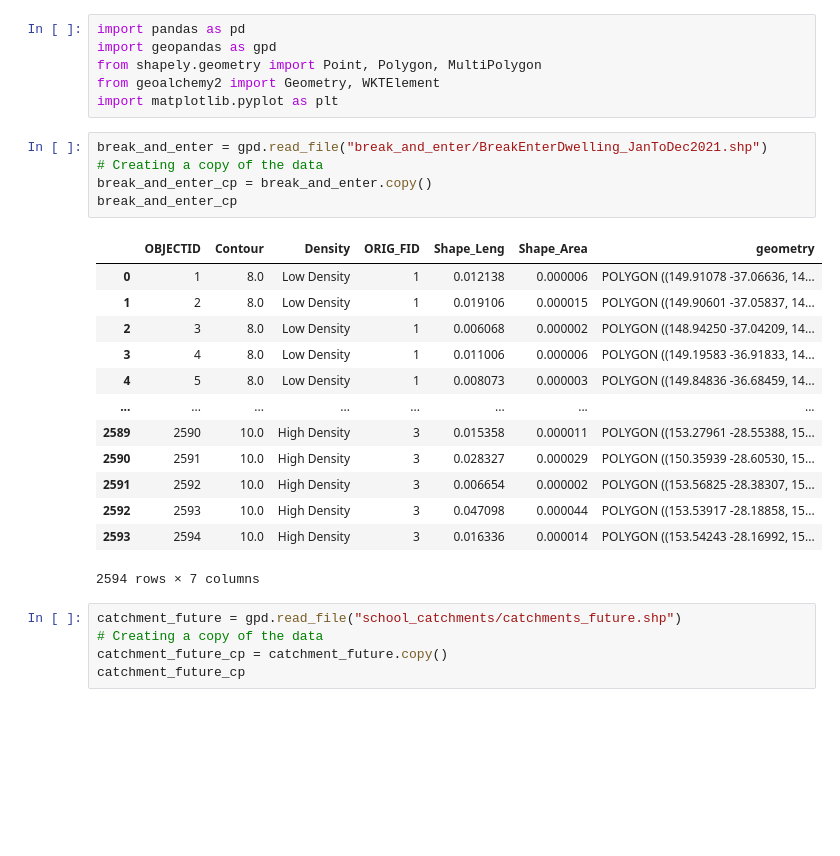
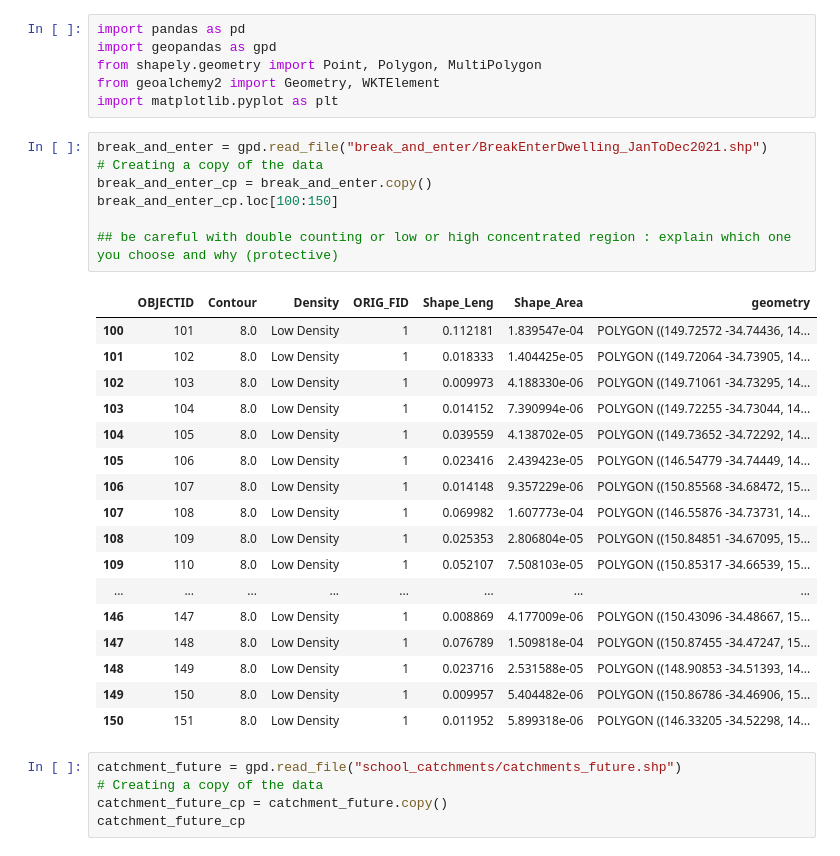
Before and after one commit to R-Tausif/Data2001, a Jupyter notebook: Project.ipynb, the cells around one changed output. Drawn from its saved outputs; the diff is of its cells as text; blank space fills up the shorter version.

```diff
--- a/Project.ipynb
+++ b/Project.ipynb
@@ -27,22 +27,28 @@ import matplotlib.pyplot as plt
 # %%
 break_and_enter = gpd.read_file("break_and_enter/BreakEnterDwelling_JanToDec2021.shp")
 # Creating a copy of the data
 break_and_enter_cp = break_and_enter.copy()
-break_and_enter_cp
+break_and_enter_cp.loc[100:150]
+
+## be careful with double counting or low or high concentrated region : explain which one you choose and why (protective)
 # %% [output]
 |  | OBJECTID | Contour | Density | ORIG_FID | Shape_Leng | Shape_Area | geometry |
-| 0 | 1 | 8.0 | Low Density | 1 | 0.012138 | 0.000006 | POLYGON ((149.91078 -37.06636, 14... |
-| 1 | 2 | 8.0 | Low Density | 1 | 0.019106 | 0.000015 | POLYGON ((149.90601 -37.05837, 14... |
-| 2 | 3 | 8.0 | Low Density | 1 | 0.006068 | 0.000002 | POLYGON ((148.94250 -37.04209, 14... |
-| 3 | 4 | 8.0 | Low Density | 1 | 0.011006 | 0.000006 | POLYGON ((149.19583 -36.91833, 14... |
-| 4 | 5 | 8.0 | Low Density | 1 | 0.008073 | 0.000003 | POLYGON ((149.84836 -36.68459, 14... |
+| 100 | 101 | 8.0 | Low Density | 1 | 0.112181 | 1.839547e-04 | POLYGON ((149.72572 -34.74436, 14... |
+| 101 | 102 | 8.0 | Low Density | 1 | 0.018333 | 1.404425e-05 | POLYGON ((149.72064 -34.73905, 14... |
+| 102 | 103 | 8.0 | Low Density | 1 | 0.009973 | 4.188330e-06 | POLYGON ((149.71061 -34.73295, 14... |
+| 103 | 104 | 8.0 | Low Density | 1 | 0.014152 | 7.390994e-06 | POLYGON ((149.72255 -34.73044, 14... |
+| 104 | 105 | 8.0 | Low Density | 1 | 0.039559 | 4.138702e-05 | POLYGON ((149.73652 -34.72292, 14... |
+| 105 | 106 | 8.0 | Low Density | 1 | 0.023416 | 2.439423e-05 | POLYGON ((146.54779 -34.74449, 14... |
+| 106 | 107 | 8.0 | Low Density | 1 | 0.014148 | 9.357229e-06 | POLYGON ((150.85568 -34.68472, 15... |
+| 107 | 108 | 8.0 | Low Density | 1 | 0.069982 | 1.607773e-04 | POLYGON ((146.55876 -34.73731, 14... |
+| 108 | 109 | 8.0 | Low Density | 1 | 0.025353 | 2.806804e-05 | POLYGON ((150.84851 -34.67095, 15... |
+| 109 | 110 | 8.0 | Low Density | 1 | 0.052107 | 7.508103e-05 | POLYGON ((150.85317 -34.66539, 15... |
 | ... | ... | ... | ... | ... | ... | ... | ... |
-| 2589 | 2590 | 10.0 | High Density | 3 | 0.015358 | 0.000011 | POLYGON ((153.27961 -28.55388, 15... |
-| 2590 | 2591 | 10.0 | High Density | 3 | 0.028327 | 0.000029 | POLYGON ((150.35939 -28.60530, 15... |
-| 2591 | 2592 | 10.0 | High Density | 3 | 0.006654 | 0.000002 | POLYGON ((153.56825 -28.38307, 15... |
-| 2592 | 2593 | 10.0 | High Density | 3 | 0.047098 | 0.000044 | POLYGON ((153.53917 -28.18858, 15... |
-| 2593 | 2594 | 10.0 | High Density | 3 | 0.016336 | 0.000014 | POLYGON ((153.54243 -28.16992, 15... |
+| 146 | 147 | 8.0 | Low Density | 1 | 0.008869 | 4.177009e-06 | POLYGON ((150.43096 -34.48667, 15... |
+| 147 | 148 | 8.0 | Low Density | 1 | 0.076789 | 1.509818e-04 | POLYGON ((150.87455 -34.47247, 15... |
+| 148 | 149 | 8.0 | Low Density | 1 | 0.023716 | 2.531588e-05 | POLYGON ((148.90853 -34.51393, 14... |
+| 149 | 150 | 8.0 | Low Density | 1 | 0.009957 | 5.404482e-06 | POLYGON ((150.86786 -34.46906, 15... |
+| 150 | 151 | 8.0 | Low Density | 1 | 0.011952 | 5.899318e-06 | POLYGON ((146.33205 -34.52298, 14... |
-2594 rows × 7 columns
 # %%
 catchment_future = gpd.read_file("school_catchments/catchments_future.shp")
 # Creating a copy of the data
```
Also changed, not shown: parts of 1 cell of this notebook.
